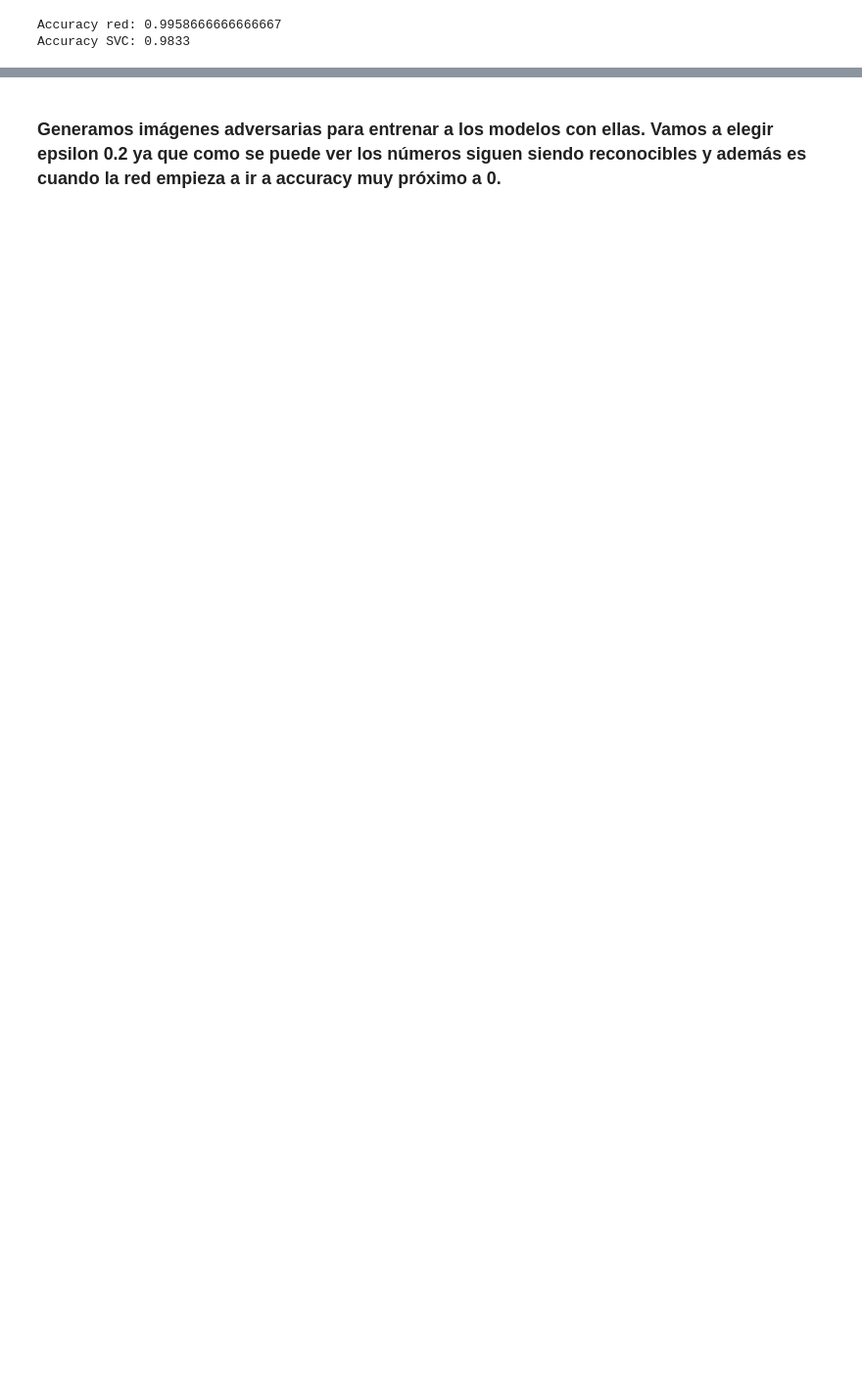
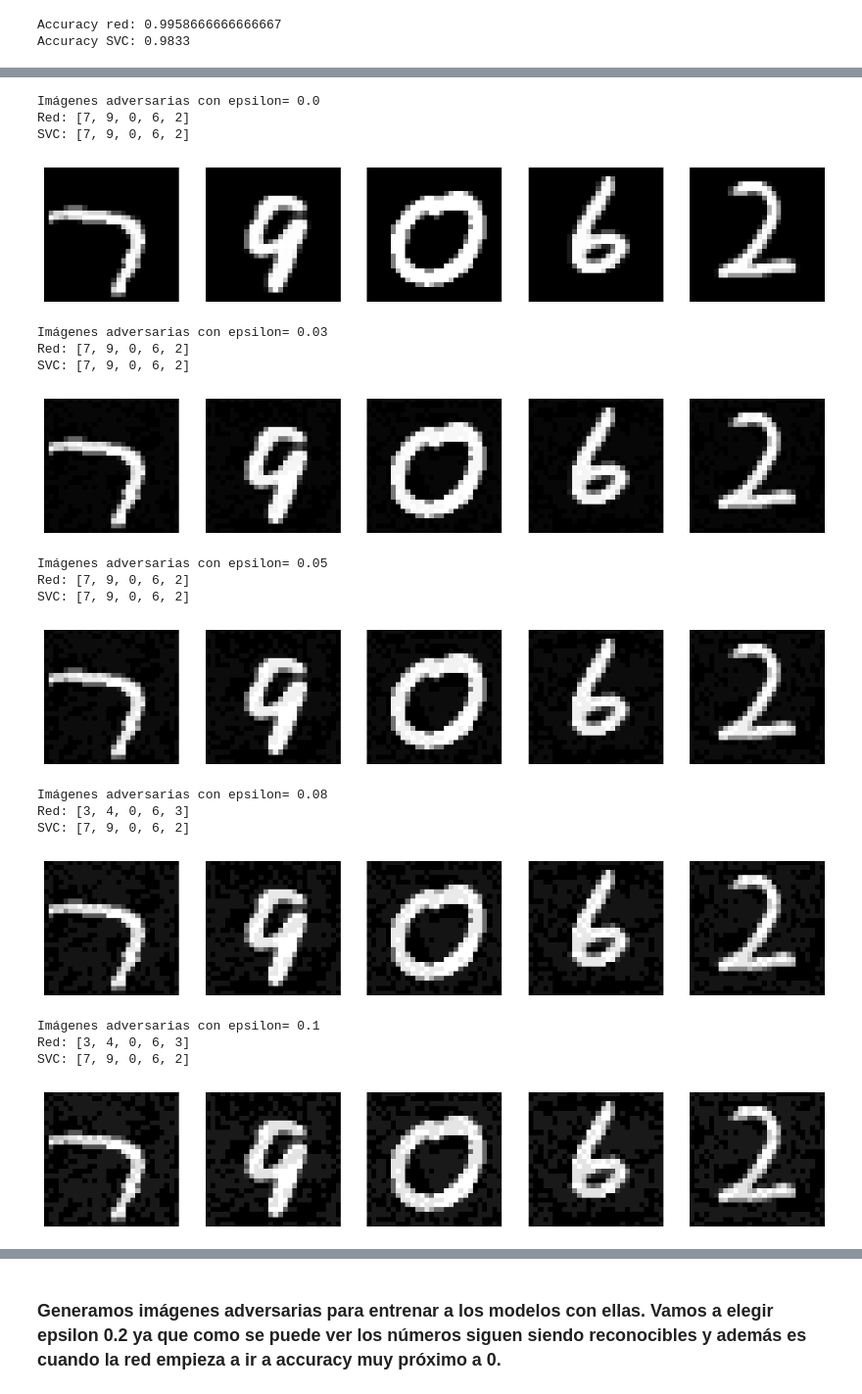
Before and after one commit to JaJeJoTor/io-practica1, a Jupyter notebook: parte_2.ipynb, the cells around one changed output, grey strips where cells are left out. Shown at 98% size. Saved outputs shown, nothing was run; the diff lists cells and outputs as text; code cells hidden in the pictures; blank space fills up the shorter version.

```diff
--- a/parte_2.ipynb
+++ b/parte_2.ipynb
@@ -137,0 +119,47 @@ Imágenes adversarias con epsilon= 0.2
+# %%
+for epsilon in epsilons:
+	print(f'Imágenes adversarias con epsilon= {epsilon}')
+	imgs = imagenes_adversarias[epsilon][indices]
+
+	preds_red = []
+	preds_svc = []
+
+	plt.figure(figsize=(15, 3))
+	for i in range(len(indices)):
+		img = imgs[i]
+		with torch.no_grad():
+			pred_red = torch.argmax(red(img.unsqueeze(0)), dim=1).item()
+		pred_svc = int(svc.predict(img.detach().numpy().reshape(1, -1))[0])
+
+		preds_red.append(pred_red)
+		preds_svc.append(pred_svc)
+
+		plt.subplot(1, 5, i + 1)
+		plt.imshow((img.detach().numpy().squeeze() * 255).astype('uint8'), cmap='gray')
+		plt.axis('off')
+
+	print('Red:', preds_red)
+	print('SVC:', preds_svc)
+
+	plt.show()
+# %% [output]
+Imágenes adversarias con epsilon= 0.0
+Red: [7, 9, 0, 6, 2]
+SVC: [7, 9, 0, 6, 2]
+[figure, added]
+Imágenes adversarias con epsilon= 0.03
+Red: [7, 9, 0, 6, 2]
+SVC: [7, 9, 0, 6, 2]
+[figure, added]
+Imágenes adversarias con epsilon= 0.05
+Red: [7, 9, 0, 6, 2]
+SVC: [7, 9, 0, 6, 2]
+[figure, added]
+Imágenes adversarias con epsilon= 0.08
+Red: [3, 4, 0, 6, 3]
+SVC: [7, 9, 0, 6, 2]
+[figure, added]
+Imágenes adversarias con epsilon= 0.1
+Red: [3, 4, 0, 6, 3]
+SVC: [7, 9, 0, 6, 2]
+[figure, added]
```
Also changed, not shown: parts of 13 cells of this notebook.
